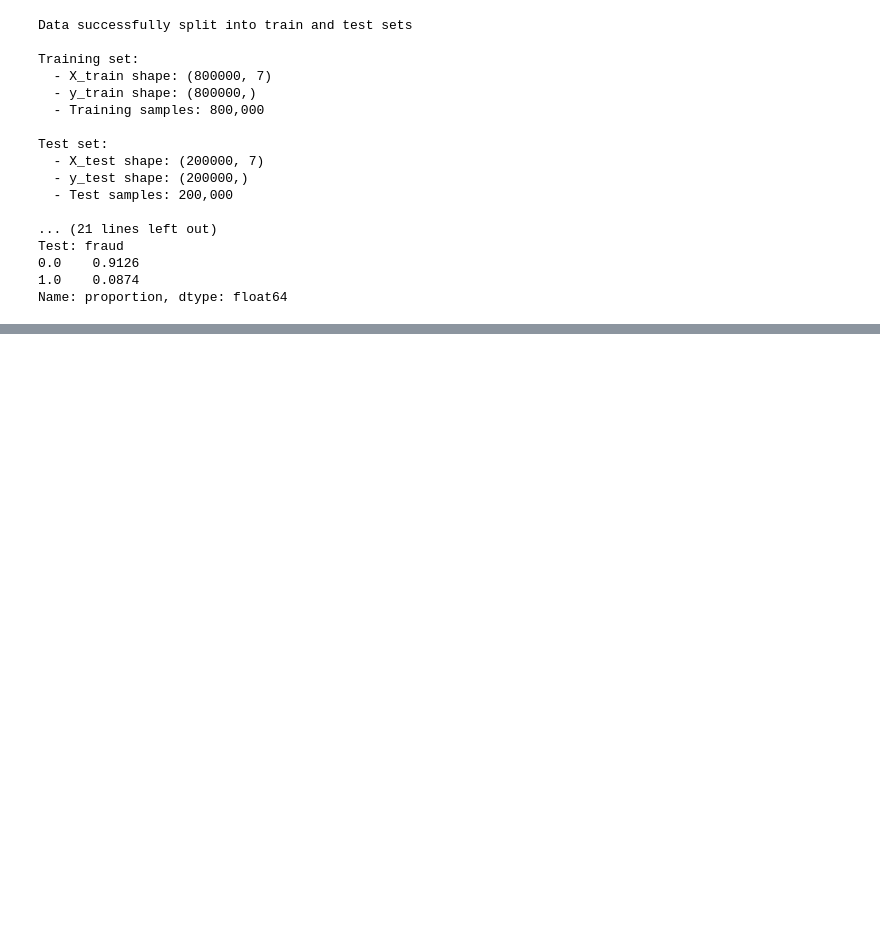
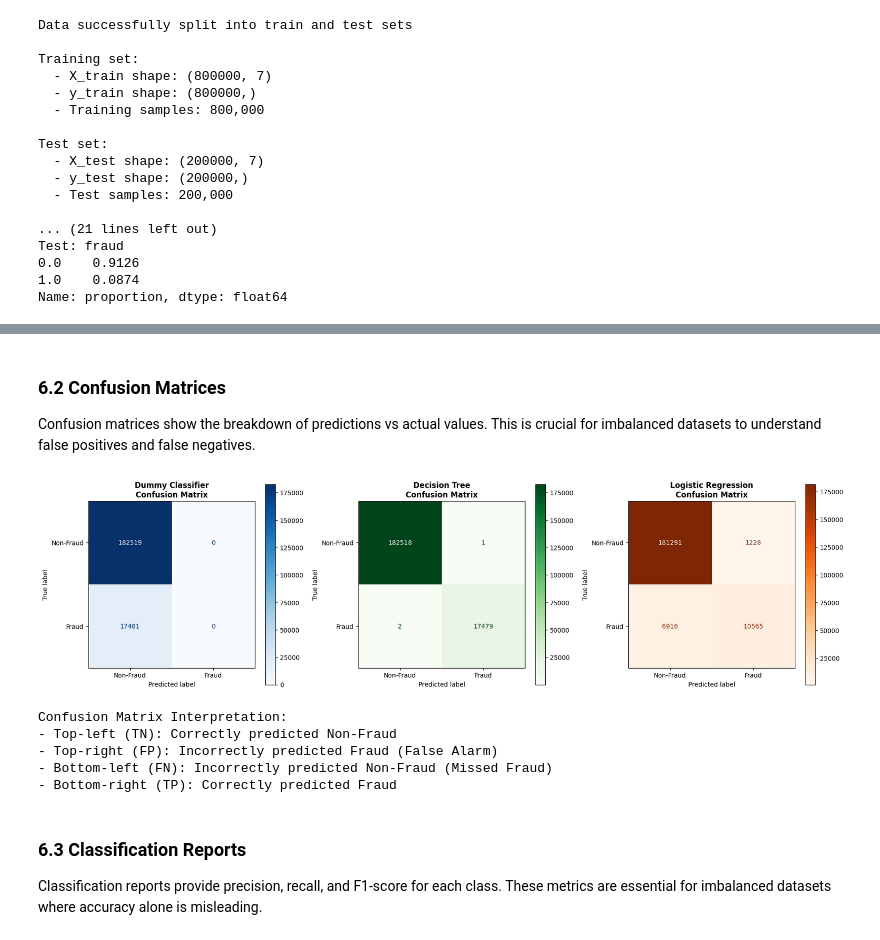
Before and after one commit to Koon-Kiat/Credit-Card-Fraud-Detection-with-Cost-Sensitive-Machine-Learning, a Jupyter notebook: main.ipynb, the cells around one changed output, grey strips where cells are left out. Saved outputs shown, nothing was run; the diff lists cells and outputs as text; code cells hidden in the pictures; blank space fills up the shorter version.

```diff
--- a/main.ipynb
+++ b/main.ipynb
@@ -356,0 +503,45 @@ Name: proportion, dtype: float64
+# %% [markdown]
+### 6.2 Confusion Matrices
+
+Confusion matrices show the breakdown of predictions vs actual values. This is crucial for imbalanced datasets to understand false positives and false negatives.
+# %%
+# Display confusion matrices for all models
+fig, axes = plt.subplots(1, 3, figsize=(18, 5))
+
+# Dummy Classifier
+cm_dummy = confusion_matrix(y_test, y_pred_dummy)
+disp_dummy = ConfusionMatrixDisplay(confusion_matrix=cm_dummy, display_labels=['Non-Fraud', 'Fraud'])
+disp_dummy.plot(ax=axes[0], cmap='Blues', values_format='d')
+axes[0].set_title('Dummy Classifier\nConfusion Matrix', fontsize=12, fontweight='bold')
+
+# Decision Tree
+cm_dt = confusion_matrix(y_test, y_pred_dt)
+disp_dt = ConfusionMatrixDisplay(confusion_matrix=cm_dt, display_labels=['Non-Fraud', 'Fraud'])
+disp_dt.plot(ax=axes[1], cmap='Greens', values_format='d')
+axes[1].set_title('Decision Tree\nConfusion Matrix', fontsize=12, fontweight='bold')
+
+# Logistic Regression
+cm_lr = confusion_matrix(y_test, y_pred_lr)
+disp_lr = ConfusionMatrixDisplay(confusion_matrix=cm_lr, display_labels=['Non-Fraud', 'Fraud'])
+disp_lr.plot(ax=axes[2], cmap='Oranges', values_format='d')
+axes[2].set_title('Logistic Regression\nConfusion Matrix', fontsize=12, fontweight='bold')
+
+plt.tight_layout()
+plt.show()
+
+print("\nConfusion Matrix Interpretation:")
+print("- Top-left (TN): Correctly predicted Non-Fraud")
+print("- Top-right (FP): Incorrectly predicted Fraud (False Alarm)")
+print("- Bottom-left (FN): Incorrectly predicted Non-Fraud (Missed Fraud)")
+print("- Bottom-right (TP): Correctly predicted Fraud")
+# %% [output]
+[figure, added]
+Confusion Matrix Interpretation:
+- Top-left (TN): Correctly predicted Non-Fraud
+- Top-right (FP): Incorrectly predicted Fraud (False Alarm)
+- Bottom-left (FN): Incorrectly predicted Non-Fraud (Missed Fraud)
+- Bottom-right (TP): Correctly predicted Fraud
+# %% [markdown]
+### 6.3 Classification Reports
+
+Classification reports provide precision, recall, and F1-score for each class. These metrics are essential for imbalanced datasets where accuracy alone is misleading.
```
Also changed, not shown: parts of 14 cells of this notebook.
